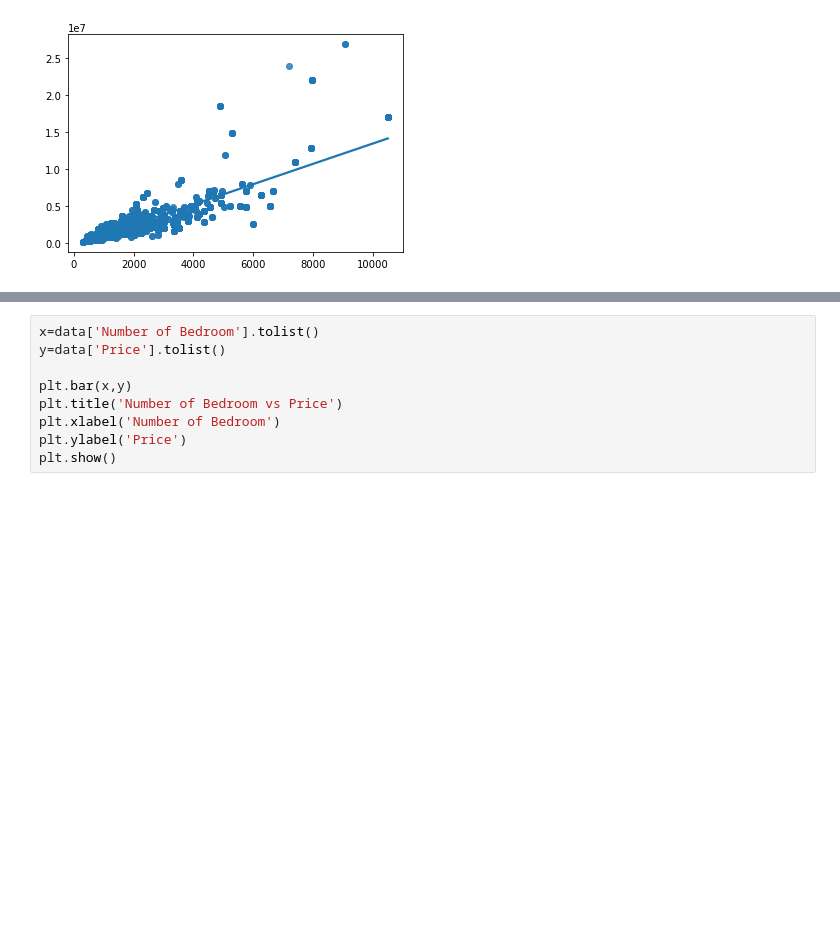
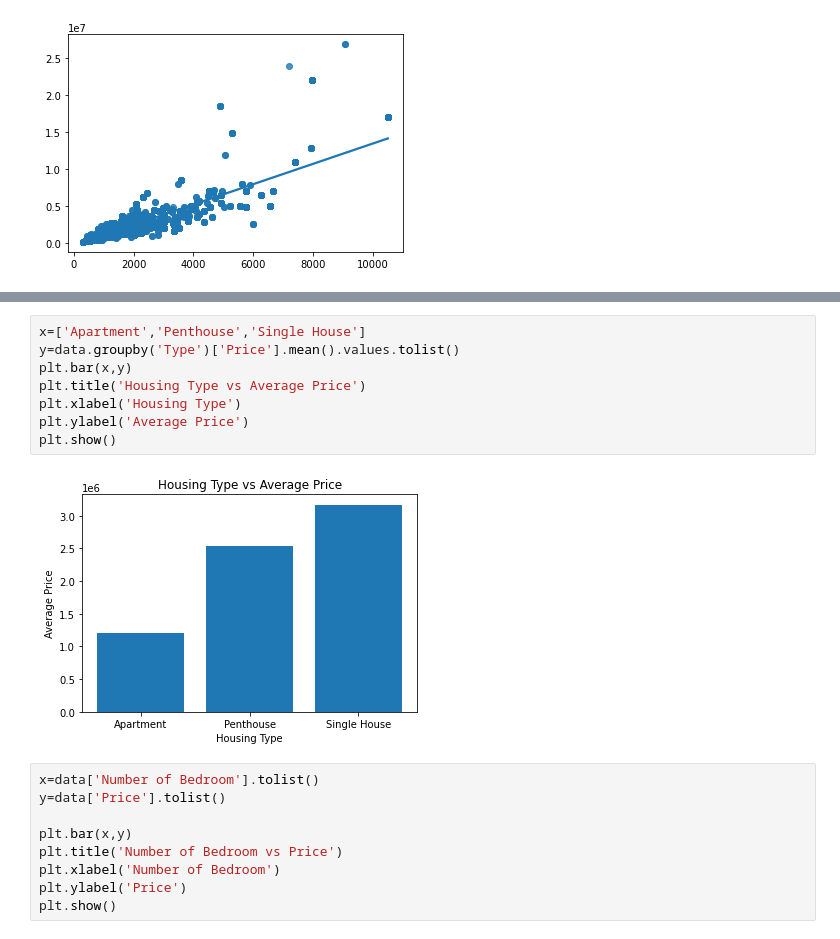
Before and after one commit to markqle/Redfin_Real_Estate_scraping-analysis, a Jupyter notebook: Redfin_Data_Analysis.ipynb, the cells around one changed output, grey strips where cells are left out. Drawn from its saved outputs; the diff is of its cells as text; blank space fills up the shorter version.

```diff
--- a/Redfin_Data_Analysis.ipynb
+++ b/Redfin_Data_Analysis.ipynb
@@ -222,3 +188,13 @@ x
+# %%
+x=['Apartment','Penthouse','Single House']
+y=data.groupby('Type')['Price'].mean().values.tolist()
+plt.bar(x,y)
+plt.title('Housing Type vs Average Price')
+plt.xlabel('Housing Type')
+plt.ylabel('Average Price')
+plt.show()
+# %% [output]
+[figure, added]
 # %%
 x=data['Number of Bedroom'].tolist()
 y=data['Price'].tolist()
```
Also changed, not shown: parts of 8 cells of this notebook.
